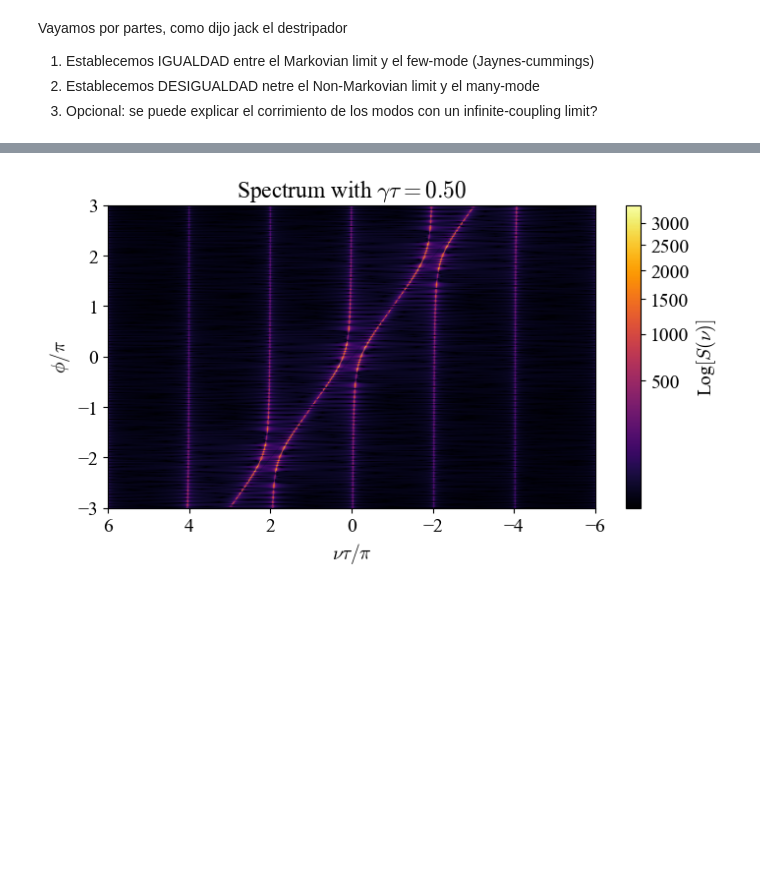
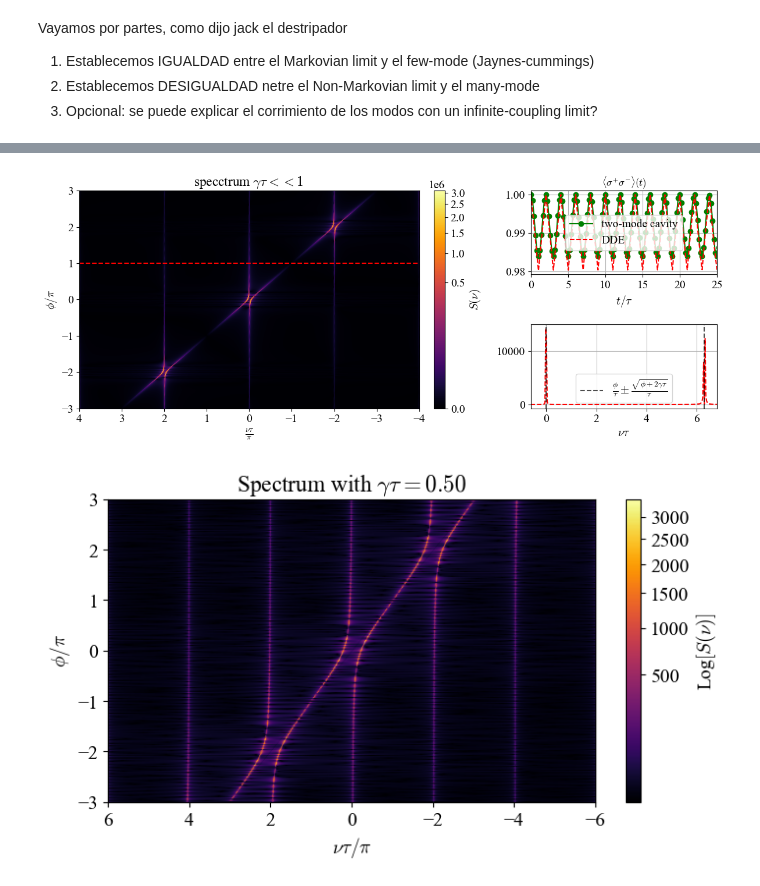
Before and after one commit to Taitoos2/Non, a Jupyter notebook: Single_excitation.ipynb, the cells around one changed output, grey strips where cells are left out. Cells and saved outputs as stored; diff of their text form; code cells hidden in the pictures; blank space fills up the shorter version.

```diff
--- a/Single_excitation.ipynb
+++ b/Single_excitation.ipynb
@@ -70,3 +131,51 @@ _,_ = exp000(phi_values,gamma,tau)
+# %%
+t_off_resonance,e_off_resonance,a_off_resonance,s_off_resonance = run_simulation(gamma,tau,np.pi,0,100,1e-2,[1,0])
+tmc=two_modes_cavity(np.pi/tau,0,2*np.pi,np.sqrt(gamma/tau),np.sqrt(gamma/tau),0,0,2)
+vec=tmc.evolve(t_off_resonance)
+e_off_resonance_exact=tmc.probability_excited(vec)
+# %%
+map_plot = u_shifted
+fig = plt.figure(figsize=(12, 5))
+tau_s = 1.4
+gs = gridspec.GridSpec(2, 2, width_ratios=[2, 1], height_ratios=[1, 1], figure=fig)
+ax_heat = fig.add_subplot(gs[:, 0])
+im = ax_heat.imshow( map_plot,
+					  origin='lower',
+					  aspect='auto',
+					  extent=[ w_min*tau/np.pi,w_max*tau/np.pi,phi_values[0]/np.pi,phi_values[-1]/np.pi],
+					  norm=PowerNorm(gamma=0.3),
+					  cmap='inferno' )
+ax_heat.set_xlabel(r'$ \frac{\nu \tau}{\pi} $')
+ax_heat.set_ylabel(r"$ \phi /\pi$")
+ax_heat.set_title(r'specctrum $ \gamma \tau << 1 $ ')
+ax_heat.axhline(y=1,color='r',linestyle="--")
+cbar = fig.colorbar(im, ax=ax_heat, fraction=0.046, pad=0.04)
+cbar.set_label(r"$S(\nu)$")
+plt.gca().invert_xaxis()
+
+ax_top = fig.add_subplot(gs[0, 1])
+
+ax_top.plot(t_off_resonance,e_off_resonance_exact,'g-o',label='two-mode cavity',markevery=20)
+ax_top.plot(t_off_resonance,e_off_resonance,'r--',label='DDE')
+ax_top.set_title(r"$\langle \sigma^{+}\sigma^{-}\rangle(t) $",fontsize=12)
+ax_top.set_xlabel(r"$t/\tau $")
+ax_top.grid()
+ax_top.set_xlim(0,25)
+ax_top.legend()
+
+ax_bottom = fig.add_subplot(gs[1, 1])
+ax_bottom.plot(data_w[399]+np.pi,data_u[399],'r--')
+ax_bottom.axvline(np.pi+np.sqrt(np.pi**2+2*gamma),linestyle='--',color='k',alpha=0.7)
+ax_bottom.axvline(np.pi-np.sqrt(np.pi**2+2*gamma),linestyle='--',color='k',alpha=0.7,label=r"$\frac{\phi}{\tau}\pm \frac{\sqrt{\phi+2\gamma\tau}}{\tau}$")
+ax_bottom.set_xlim(-0.6,6.8)
+ax_bottom.set_xlabel(r"$\nu\tau $")
+ax_bottom.grid()
+ax_bottom.legend()
+
+plt.tight_layout()
+plt.show()
+# %% [output]
+[figure, added]
 # %%
 phi_values= np.linspace(-3*np.pi,3*np.pi,250)
 gamma = 0.5
```
Also changed, not shown: parts of 16 cells of this notebook, 1 other file.
